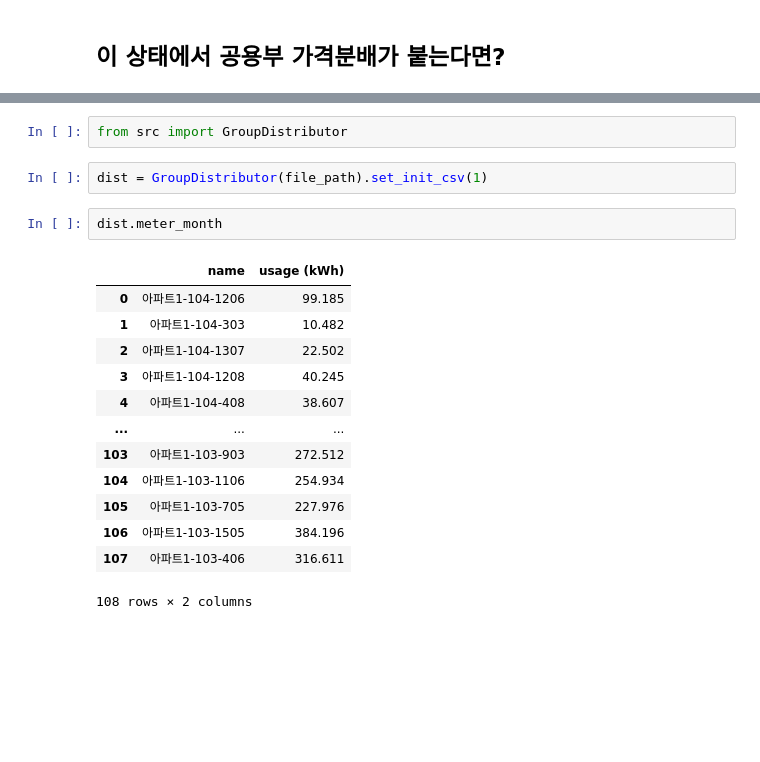
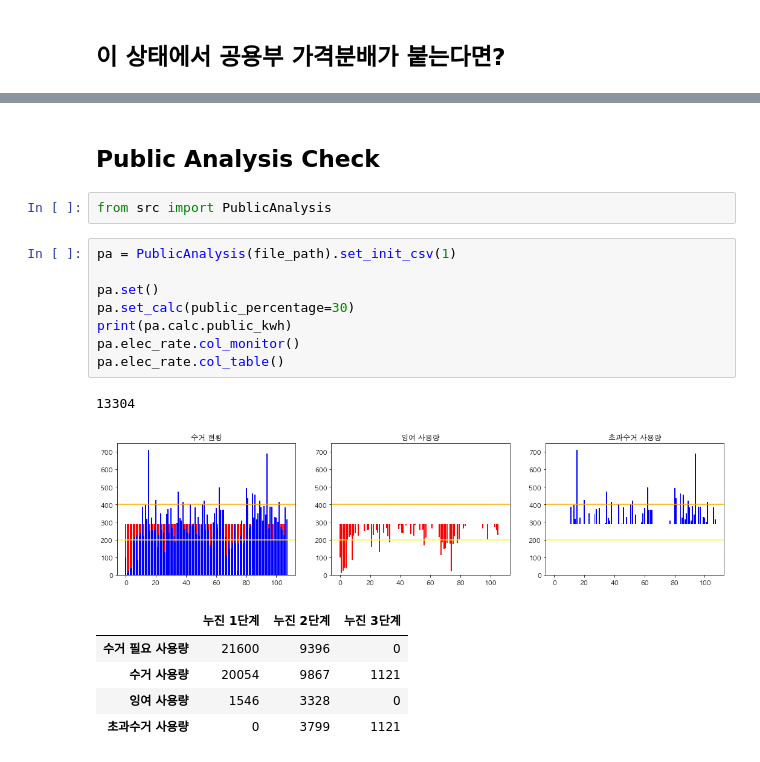
Before and after one commit to formegusto/energy-trading, a Jupyter notebook: analysis. paran energy.ipynb, the cells around one changed output, grey strips where cells are left out. Drawn from its saved outputs; the diff is of its cells as text; blank space fills up the shorter version.

```diff
--- a/analysis. paran energy.ipynb
+++ b/analysis. paran energy.ipynb
@@ -139,20 +173,20 @@ pm.simulation_result()
+# %% [markdown]
+## Public Analysis Check
 # %%
-from src import GroupDistributor
+from src import PublicAnalysis
-# %%
-dist = GroupDistributor(file_path).set_init_csv(1)
-# %%
-dist.meter_month
-# %% [output]
-|  | name | usage (kWh) |
-| 0 | 아파트1-104-1206 | 99.185 |
-| 1 | 아파트1-104-303 | 10.482 |
-| 2 | 아파트1-104-1307 | 22.502 |
-| 3 | 아파트1-104-1208 | 40.245 |
-| 4 | 아파트1-104-408 | 38.607 |
-| ... | ... | ... |
-| 103 | 아파트1-103-903 | 272.512 |
-| 104 | 아파트1-103-1106 | 254.934 |
-| 105 | 아파트1-103-705 | 227.976 |
-| 106 | 아파트1-103-1505 | 384.196 |
-| 107 | 아파트1-103-406 | 316.611 |
-108 rows × 2 columns
+# %%
+pa = PublicAnalysis(file_path).set_init_csv(1)
+
+pa.set()
+pa.set_calc(public_percentage=30)
+print(pa.calc.public_kwh)
+pa.elec_rate.col_monitor()
+pa.elec_rate.col_table()
+# %% [output]
+13304
+[figure, added]
+|  | 누진 1단계 | 누진 2단계 | 누진 3단계 |
+| 수거 필요 사용량 | 21600 | 9396 | 0 |
+| 수거 사용량 | 20054 | 9867 | 1121 |
+| 잉여 사용량 | 1546 | 3328 | 0 |
+| 초과수거 사용량 | 0 | 3799 | 1121 |
```
Also changed, not shown: parts of 7 cells of this notebook, 14 other files.
